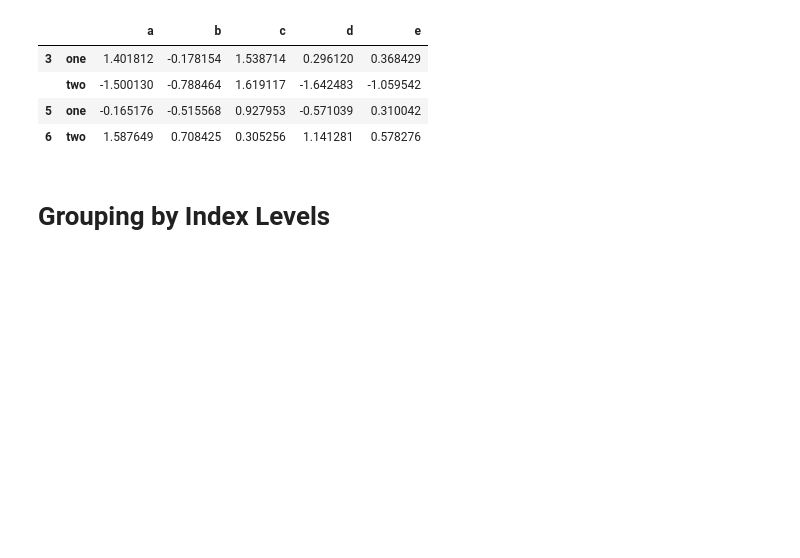
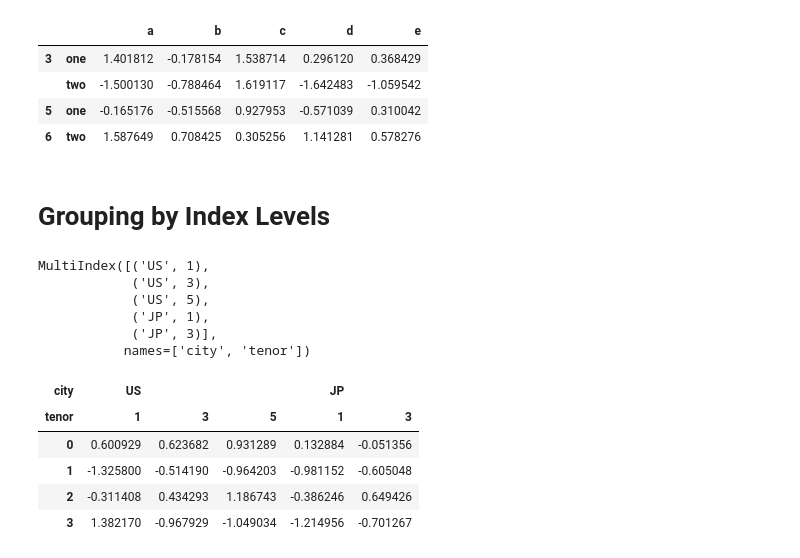
Before and after one commit to ArslanAmanov/Data-Science-Foundations-, a Jupyter notebook: Python for Data Analyses O'reilly_book/ch9_data_aggregation_and_group_ops.ipynb, the cells around one changed output. Cells and saved outputs as stored; diff of their text form; code cells hidden in the pictures; blank space fills up the shorter version.

Commit message:
grouping by index levels

```diff
--- a/Python for Data Analyses O'reilly_book/ch9_data_aggregation_and_group_ops.ipynb
+++ b/Python for Data Analyses O'reilly_book/ch9_data_aggregation_and_group_ops.ipynb
@@ -296,3 +296,29 @@ people.groupby([len, key_list]).min() # group people by len and key_list and com
 | 6 | two | 1.587649 | 0.708425 | 0.305256 | 1.141281 | 0.578276 |
 # %% [markdown]
 # Grouping by Index Levels
+# %%
+# A final convenience for hierarchically indexed datasets is the ability to aggregate using one of the levels of an axis index.
+# To do this, pass the level number or name using the level keyword:
+columns = pd.MultiIndex.from_arrays([['US', 'US', 'US', 'JP', 'JP'],
+                                    [1, 3, 5, 1, 3]],
+                                    names=['city', 'tenor'])
+# %%
+columns
+# %% [output]
+MultiIndex([('US', 1),
+            ('US', 3),
+            ('US', 5),
+            ('JP', 1),
+            ('JP', 3)],
+           names=['city', 'tenor'])
+# %%
+hier_df = pd.DataFrame(np.random.randn(4, 5), columns=columns) # create a DataFrame from columns
+# %%
+hier_df
+# %% [output]
+| city | US |  |  | JP |  |
+| tenor | 1 | 3 | 5 | 1 | 3 |
+| 0 | 0.600929 | 0.623682 | 0.931289 | 0.132884 | -0.051356 |
+| 1 | -1.325800 | -0.514190 | -0.964203 | -0.981152 | -0.605048 |
+| 2 | -0.311408 | 0.434293 | 1.186743 | -0.386246 | 0.649426 |
+| 3 | 1.382170 | -0.967929 | -1.049034 | -1.214956 | -0.701267 |
```
Also changed, not shown: parts of 1 cell of this notebook.
